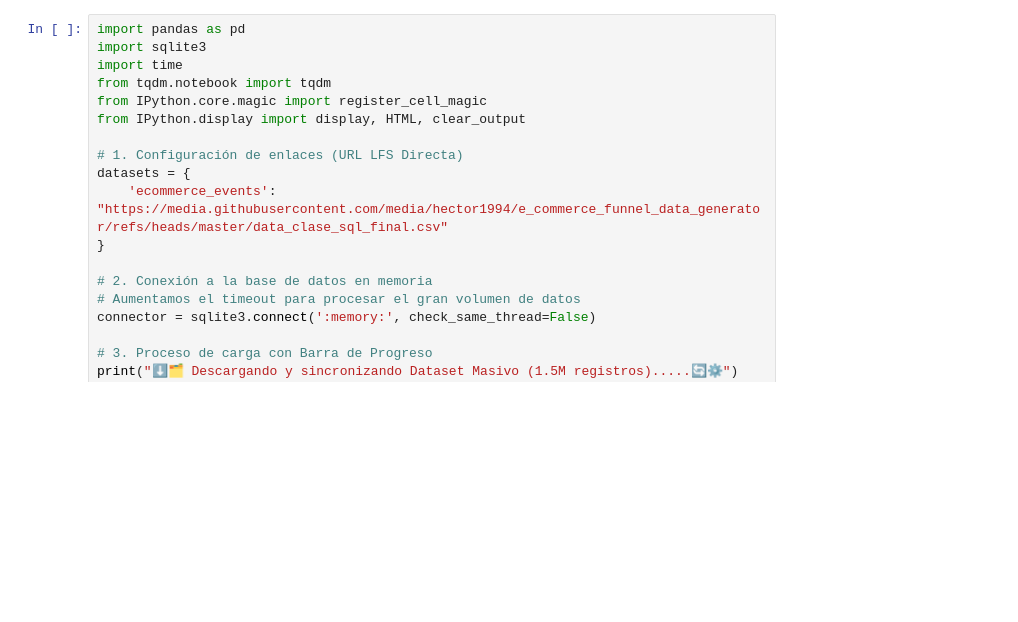
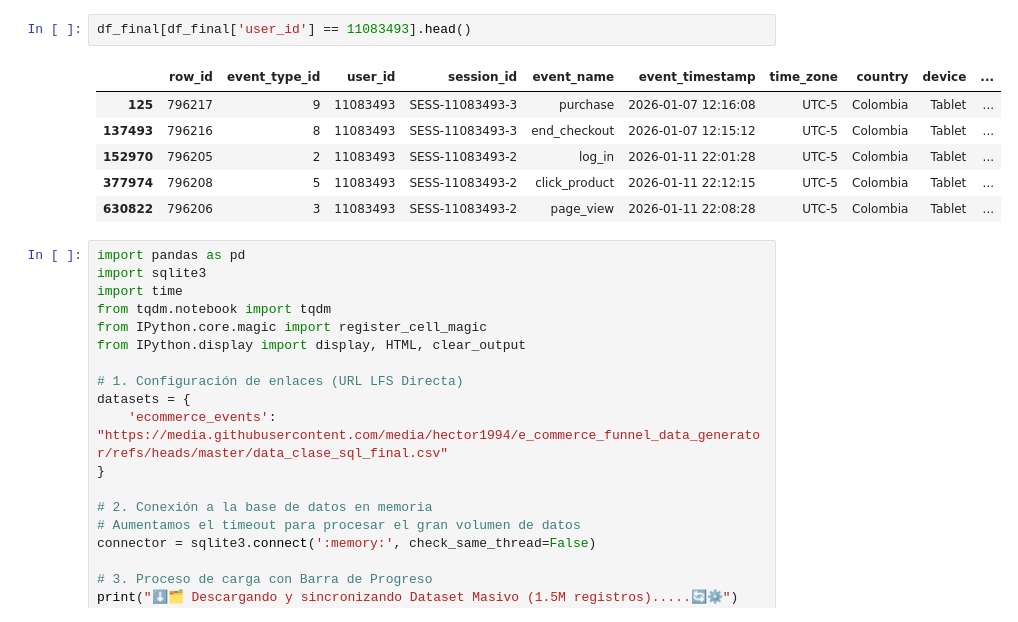
Before and after one commit to hector1994/e_commerce_funnel_data_generator, a Jupyter notebook: customer_journey_data_generator.ipynb, the cells around one changed output. Cells and saved outputs as stored; diff of their text form; blank space fills up the shorter version.

```diff
--- a/customer_journey_data_generator.ipynb
+++ b/customer_journey_data_generator.ipynb
@@ -137,3 +112,12 @@ df.sort_values(by=['user_id', 'event_timestamp'], ascending=True).head(10)
+# %%
+df_final[df_final['user_id'] == 11083493].head()
+# %% [output]
+|  | row_id | event_type_id | user_id | session_id | event_name | event_timestamp | time_zone | country | device | ... |
+| 125 | 796217 | 9 | 11083493 | SESS-11083493-3 | purchase | 2026-01-07 12:16:08 | UTC-5 | Colombia | Tablet | ... |
+| 137493 | 796216 | 8 | 11083493 | SESS-11083493-3 | end_checkout | 2026-01-07 12:15:12 | UTC-5 | Colombia | Tablet | ... |
+| 152970 | 796205 | 2 | 11083493 | SESS-11083493-2 | log_in | 2026-01-11 22:01:28 | UTC-5 | Colombia | Tablet | ... |
+| 377974 | 796208 | 5 | 11083493 | SESS-11083493-2 | click_product | 2026-01-11 22:12:15 | UTC-5 | Colombia | Tablet | ... |
+| 630822 | 796206 | 3 | 11083493 | SESS-11083493-2 | page_view | 2026-01-11 22:08:28 | UTC-5 | Colombia | Tablet | ... |
 # %%
 import pandas as pd
 import sqlite3
```
Also changed, not shown: parts of 3 cells of this notebook.
